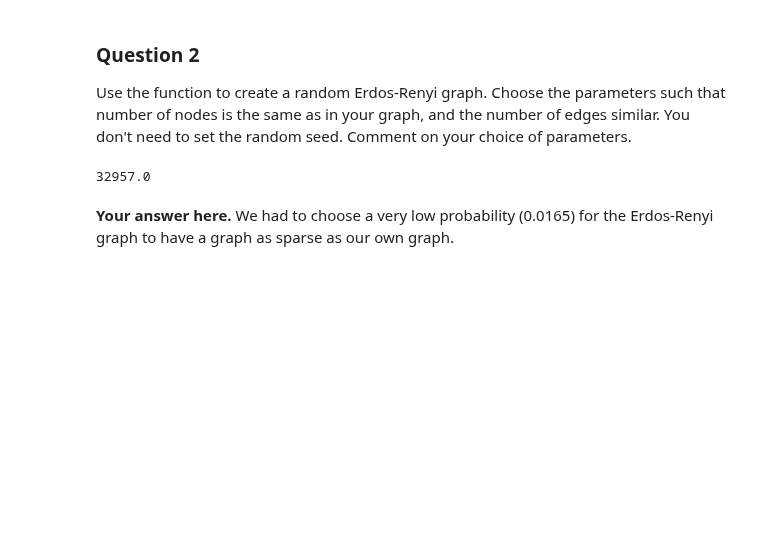
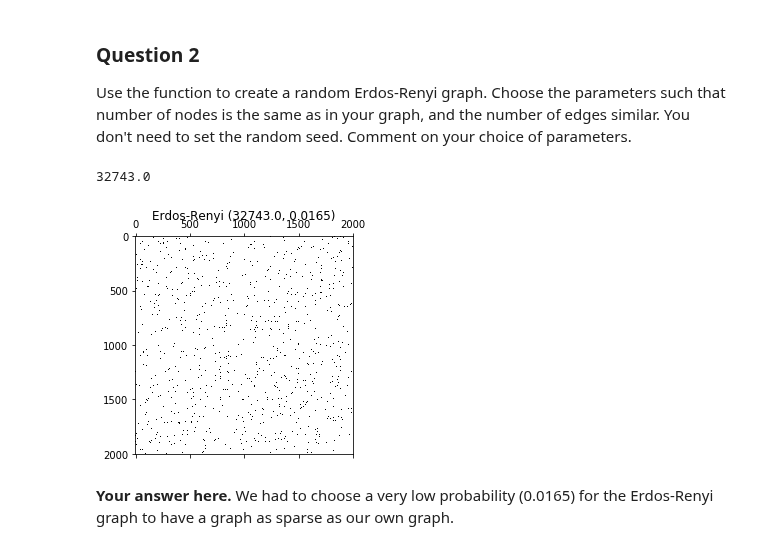
Before and after one commit to senakicir/ntds_project, a Jupyter notebook: 2_network_models.ipynb, the cells around one changed output. Cells and saved outputs as stored; diff of their text form; code cells hidden in the pictures; blank space fills up the shorter version.

```diff
--- a/2_network_models.ipynb
+++ b/2_network_models.ipynb
@@ -97,9 +105,12 @@ Use the function to create a random Erdos-Renyi graph. Choose the parameters suc
 # %%
 erdos_renyi_graph = erdos_renyi(n_nodes, 0.0165)
 n_edges_erdos_renyi = np.sum(erdos_renyi_graph)/2
+plt.spy(erdos_renyi_graph)
+plt.title('Erdos-Renyi (' + str(n_edges_erdos_renyi)+ ', 0.0165)')
 print(n_edges_erdos_renyi)
 # %% [output]
-32957.0
+32743.0
+[figure, added]
 # %% [markdown]
 **Your answer here.**
 We had to choose a very low probability (0.0165) for the Erdos-Renyi graph to have a graph as sparse as our own graph.
```
Also changed, not shown: parts of 13 cells of this notebook.
